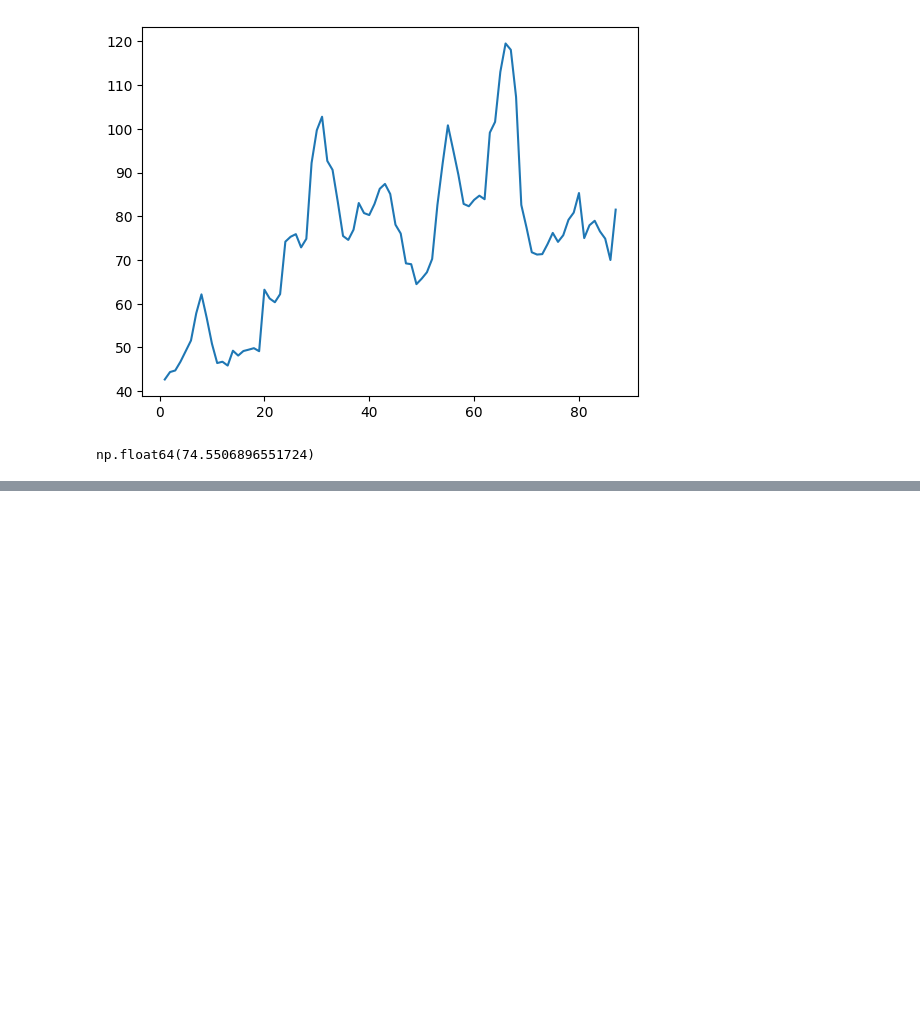
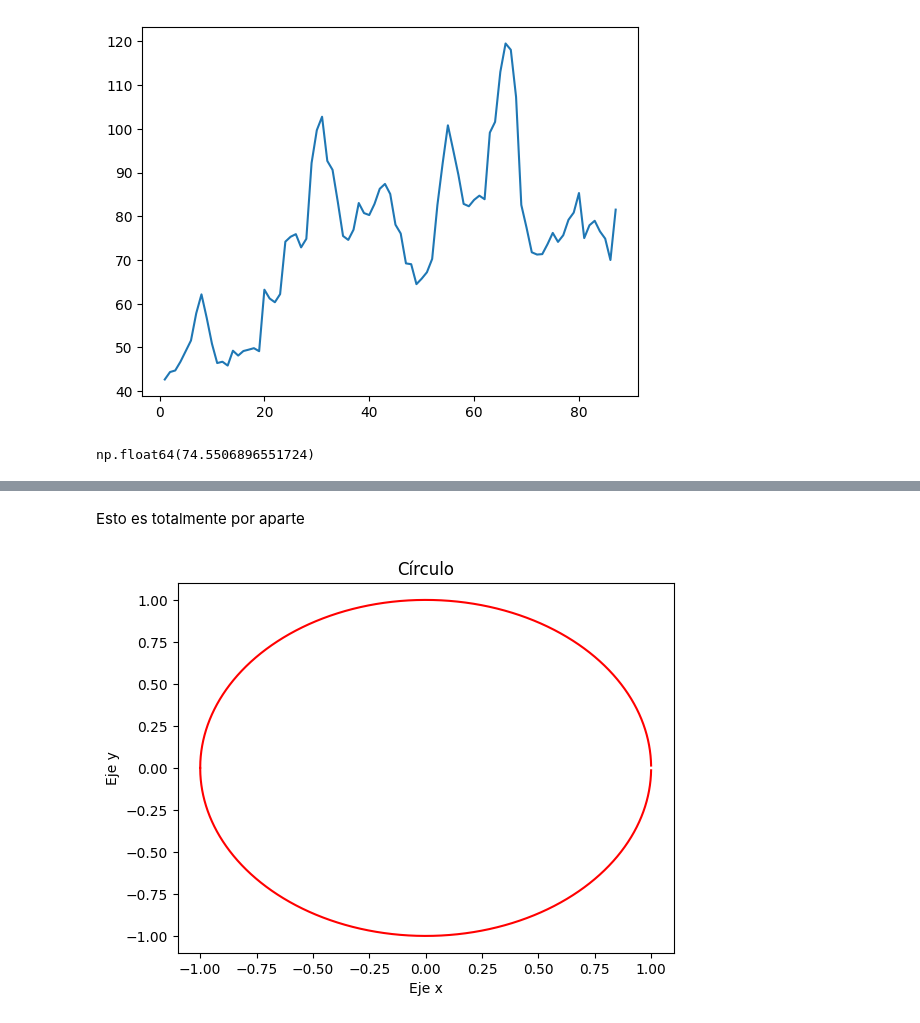
Before and after one commit to Jhon-theone/Formacion-ETL, a Jupyter notebook: Numpy.ipynb, the cells around one changed output, grey strips where cells are left out. Cells and saved outputs as stored; diff of their text form; code cells hidden in the pictures; blank space fills up the shorter version.

```diff
--- a/Numpy.ipynb
+++ b/Numpy.ipynb
@@ -236,0 +363,22 @@ np.float64(74.5506896551724)
+# %% [markdown]
+Esto es totalmente por aparte
+# %%
+x = np.arange(-1, 1, 0.0001)
+
+# Implementación de la fórmula
+y1 = np.sqrt(1 - x**2)
+y2 = -np.sqrt(1 - x**2)
+
+# Graficar el gráfico con las dos partes del círculo
+plt.plot(x, y1, 'r')
+plt.plot(x, y2, 'r' )
+
+# Agregar el título del gráfico y las etiquetas de los ejes x e y
+plt.title("Círculo")
+plt.xlabel("Eje x")
+plt.ylabel("Eje y")
+
+# Mostrar el gráfico
+plt.show()
+# %% [output]
+[figure, added]
```
Also changed, not shown: parts of 24 cells of this notebook.
